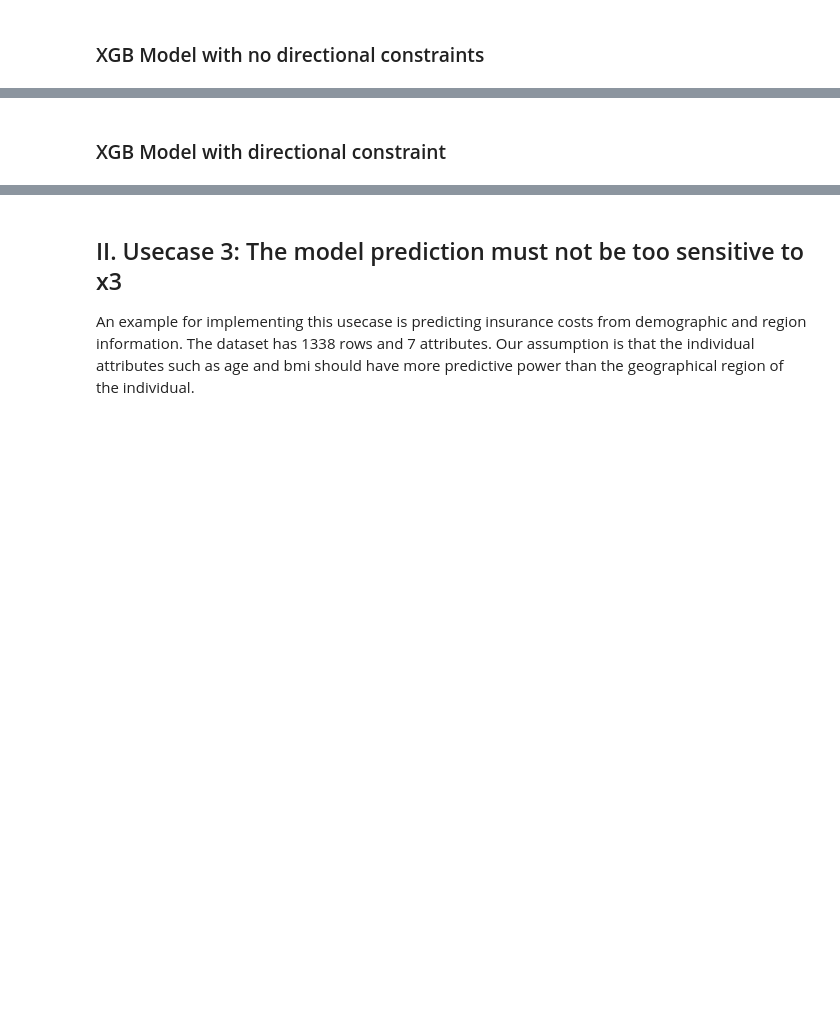
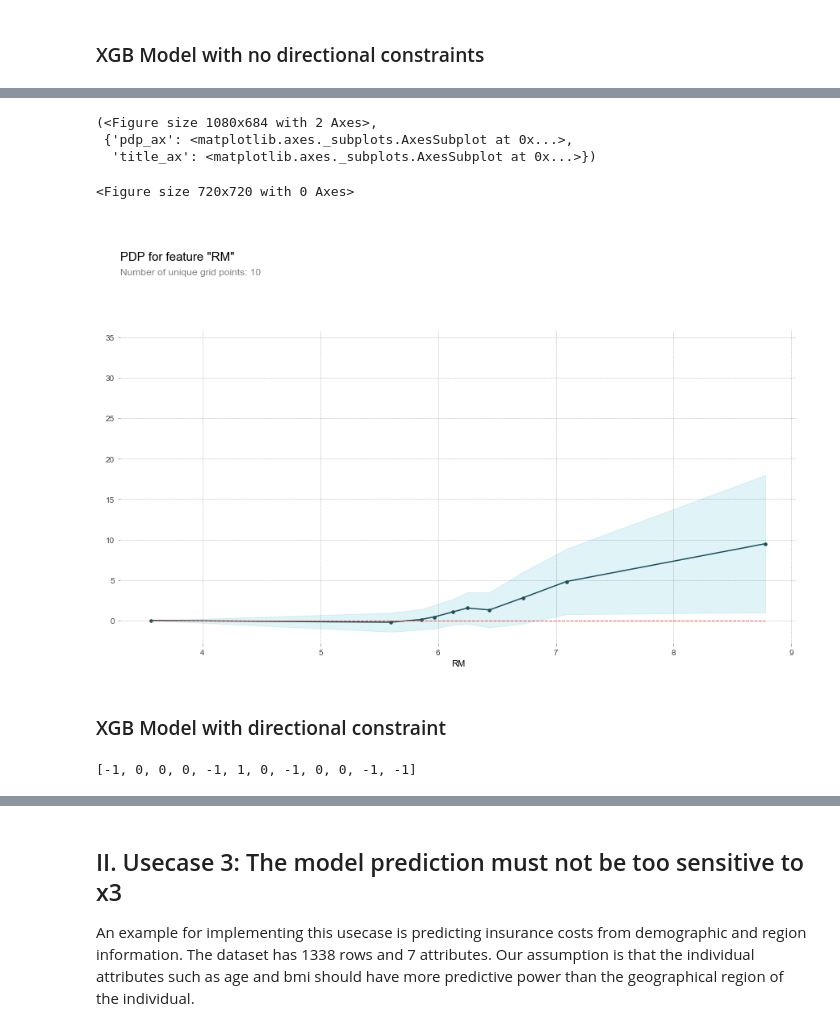
Before and after one commit to SaloniSaini02/Structural_AI_example, a Jupyter notebook: example_notebook.ipynb, the cells around one changed output, grey strips where cells are left out. Saved outputs shown, nothing was run; the diff lists cells and outputs as text; code cells hidden in the pictures; blank space fills up the shorter version.

```diff
--- a/example_notebook.ipynb
+++ b/example_notebook.ipynb
@@ -157,2 +166,14 @@ XGB Model best params : {'seed': 123, 'learning_rate': 0.07, 'n_estimators': 150
+# %%
+plt.figure(figsize=(10, 10))
+pdp_dist = pdp.pdp_isolate(model=res.best_estimator_, dataset=X_train
+                           , model_features=X_train.columns
+                           , feature='RM')
+pdp.pdp_plot(pdp_dist, 'RM')
+# %% [output]
+(<Figure size 1080x684 with 2 Axes>,
+ {'pdp_ax': <matplotlib.axes._subplots.AxesSubplot at 0x...>,
+  'title_ax': <matplotlib.axes._subplots.AxesSubplot at 0x...>})
+<Figure size 720x720 with 0 Axes>
+[figure, added]
 # %% [markdown]
 ### XGB Model with directional constraint
@@ -162,3 +180,13 @@ feature_monotones[5] = 1
+# %%
+feature_monotones = [0] * (X_train.shape[1])
+for i in range(len(X_train.columns)):
+    if X_train.columns[i] == 'RM':
+        feature_monotones[i] = 1
+    elif X_train.columns[i] in ('CRIM', 'NOX', 'DIS', 'PTRATIO', 'LSTAT'):
+        feature_monotones[i] = -1
+print(feature_monotones)
+# %% [output]
+[-1, 0, 0, 0, -1, 1, 0, -1, 0, 0, -1, -1]
 # %%
 param_grid2 = {
           'max_depth':range(2,7),
```
Also changed, not shown: parts of 18 cells of this notebook.
